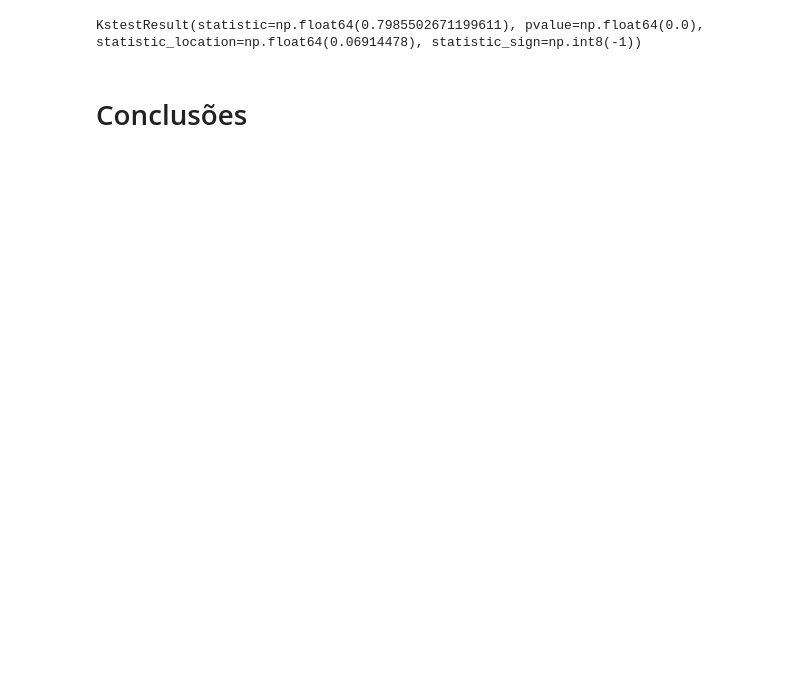
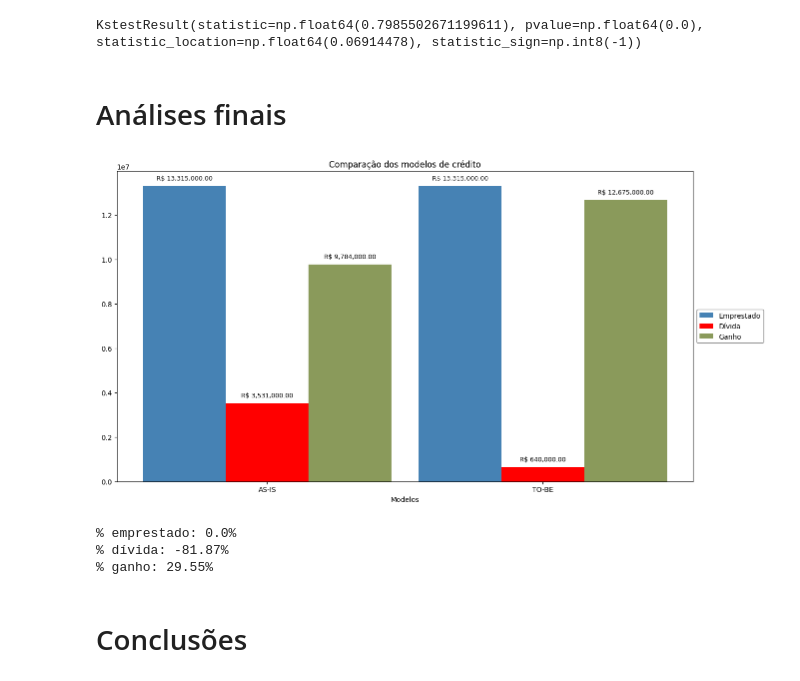
Before and after one commit to deborabmfreitas/credit-score-prediction, a Jupyter notebook: 4.business-analysis.ipynb, the cells around one changed output. Saved outputs shown, nothing was run; the diff lists cells and outputs as text; code cells hidden in the pictures; blank space fills up the shorter version.

```diff
--- a/4.business-analysis.ipynb
+++ b/4.business-analysis.ipynb
@@ -211,3 +231,43 @@ ks_2samp(df_test_scores[df_test_scores['target'] == 1]['score'],
         )
 # %% [output]
 KstestResult(statistic=np.float64(0.7985502671199611), pvalue=np.float64(0.0), statistic_location=np.float64(0.06914478), statistic_sign=np.int8(-1))
+# %% [markdown]
+# Análises finais
+# %%
+# Dados
+modelos = ["AS-IS", "TO-BE"]
+emprestado = [13315000, 13315000]
+divida = [3531000, 640000]
+ganho = [9784000, 12675000]
+
+# Posição das barras
+x = np.arange(len(modelos))
+largura = 0.3
+
+# Gráfico
+fig, ax = plt.subplots(figsize=(15, 8))  # Aumentei o tamanho da figura
+ax.bar(x - largura, emprestado, largura, label="Emprestado", color='steelblue')
+ax.bar(x, divida, largura, label="Dívida", color='red')
+ax.bar(x + largura, ganho, largura, label="Ganho", color='#8A9A5B')
+
+# Adicionando rótulos com valores em formato financeiro (R$)
+for i in range(len(modelos)):
+    ax.text(x[i] - largura, emprestado[i] + 200000, f"R$ {emprestado[i]:,.2f}", ha='center', va='bottom', fontsize=9)
+    ax.text(x[i], divida[i] + 200000, f"R$ {divida[i]:,.2f}", ha='center', va='bottom', fontsize=9)
+    ax.text(x[i] + largura, ganho[i] + 200000, f"R$ {ganho[i]:,.2f}", ha='center', va='bottom', fontsize=9)
+
+# Ajustes de layout
+ax.set_xlabel("Modelos")
+ax.set_title("Comparação dos modelos de crédito")
+ax.set_xticks(x)
+ax.set_xticklabels(modelos)
+
+# Posicionando a legenda ao lado direito das barras
+ax.legend(loc='center left', bbox_to_anchor=(1, 0.5), frameon=True, framealpha=0.9, edgecolor='gray')
+
+# Ajustando layout para espaço extra à direita e em cima
+plt.tight_layout()
+plt.subplots_adjust(right=0.8, top=0.85)  # Ajustei o topo para evitar sobreposição
+plt.show()
+# %% [output]
+[figure, added]
@@ -214,2 +280,12 @@ KstestResult(statistic=np.float64(0.7985502671199611), pvalue=np.float64(0.0), s
+# %%
+# Exibindo diferenças entre o modelo AS-IS e TO-BE
+
+print(f'% emprestado: {dif_emprestado}%')
+print(f'% dívida: {dif_divida}%')
+print(f'% ganho: {dif_ganho}%')
+# %% [output]
+% emprestado: 0.0%
+% dívida: -81.87%
+% ganho: 29.55%
 # %% [markdown]
 # Conclusões
```
Also changed, not shown: parts of 14 cells of this notebook.
